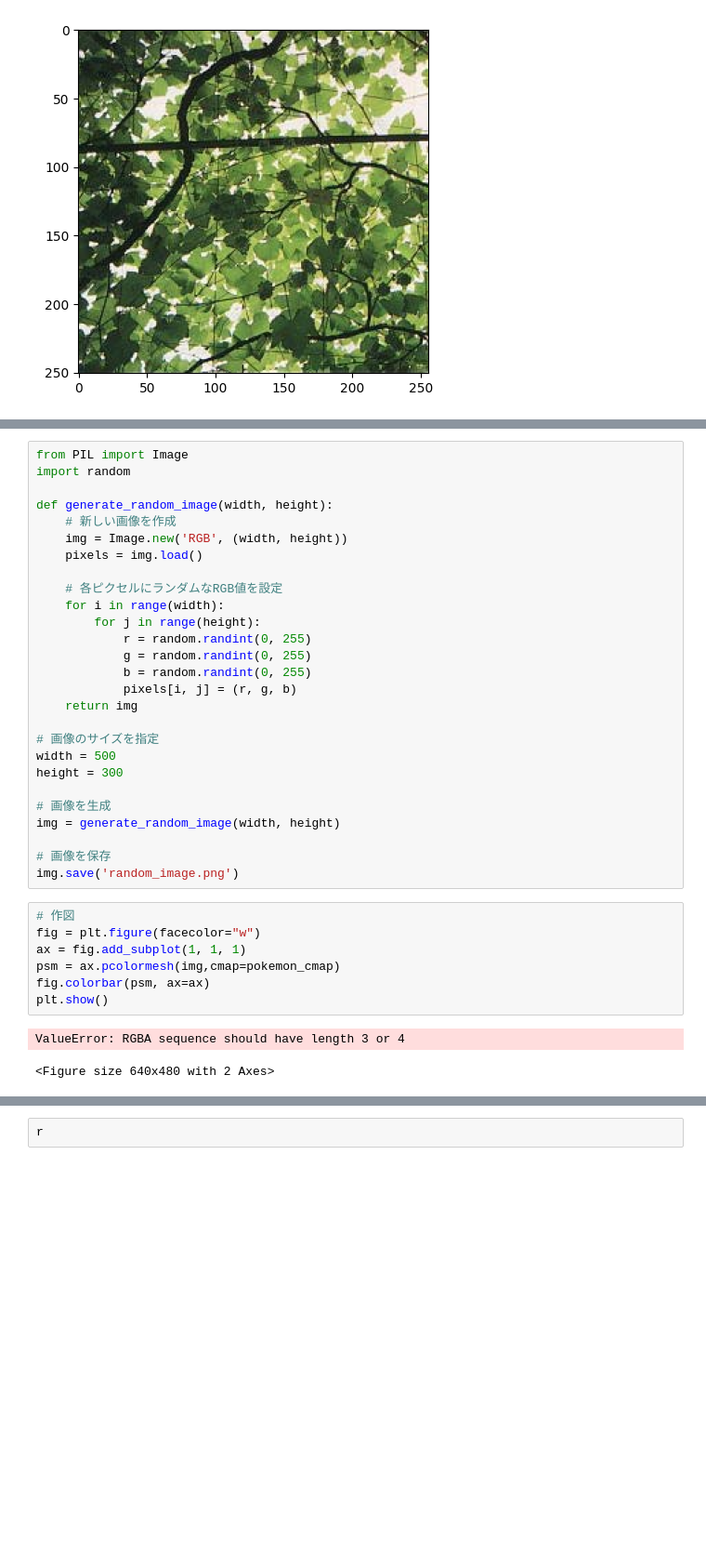
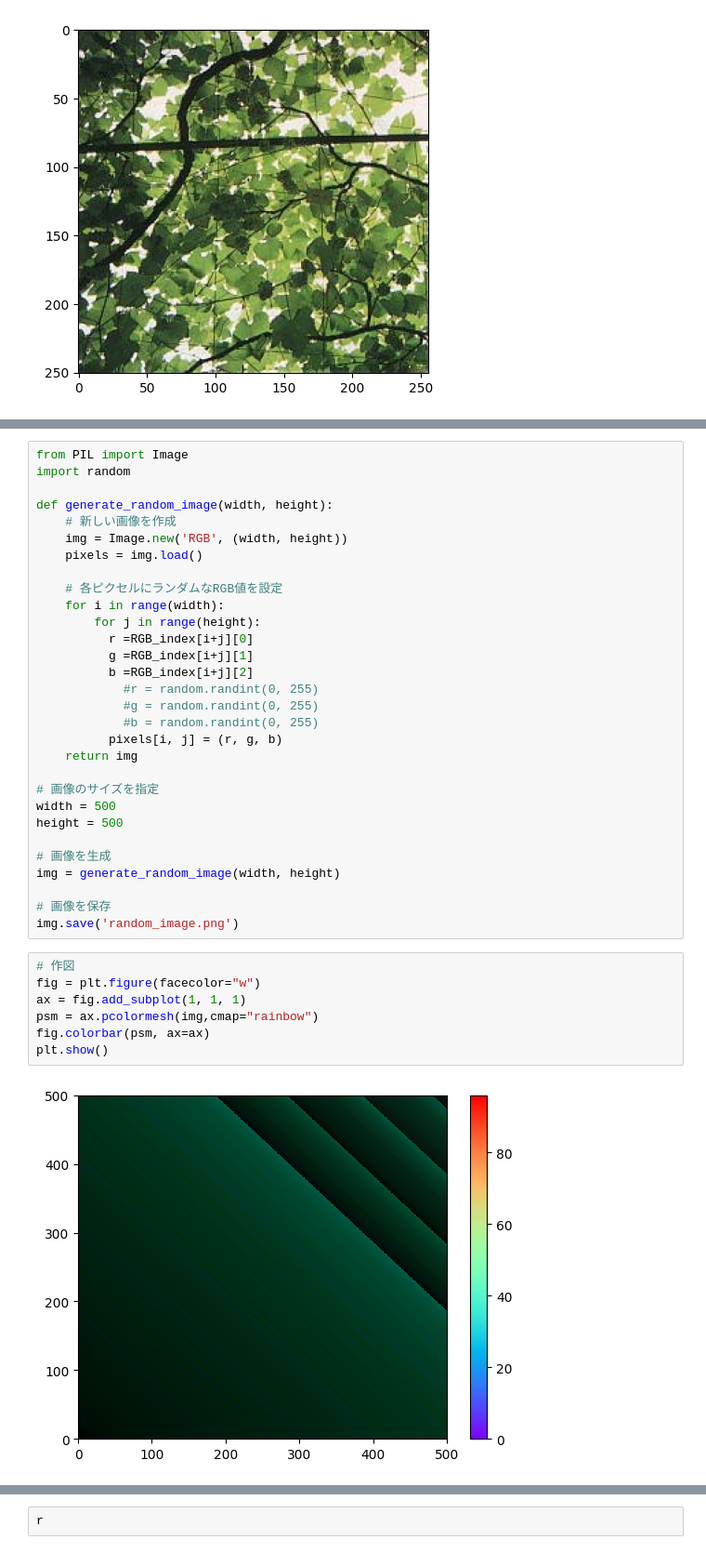
Before and after one commit to 1900690/grape-sky-segmentation, a Jupyter notebook: grape-sky-segmentation.ipynb, the cells around one changed output, grey strips where cells are left out. Shown at 93% size. Saved outputs shown, nothing was run; the diff lists cells and outputs as text; blank space fills up the shorter version.

```diff
--- a/grape-sky-segmentation.ipynb
+++ b/grape-sky-segmentation.ipynb
@@ -84,15 +87,18 @@ def generate_random_image(width, height):
     # 各ピクセルにランダムなRGB値を設定
     for i in range(width):
         for j in range(height):
-            r = random.randint(0, 255)
-            g = random.randint(0, 255)
-            b = random.randint(0, 255)
-            pixels[i, j] = (r, g, b)
+          r =RGB_index[i+j][0]
+          g =RGB_index[i+j][1]
+          b =RGB_index[i+j][2]
+            #r = random.randint(0, 255)
+            #g = random.randint(0, 255)
+            #b = random.randint(0, 255)
+          pixels[i, j] = (r, g, b)
     return img
 
 # 画像のサイズを指定
 width = 500
-height = 300
+height = 500
 
 # 画像を生成
 img = generate_random_image(width, height)
@@ -102,13 +108,12 @@ img.save('random_image.png')
 # %%
 # 作図
 fig = plt.figure(facecolor="w")
 ax = fig.add_subplot(1, 1, 1)
-psm = ax.pcolormesh(img,cmap=pokemon_cmap)
+psm = ax.pcolormesh(img,cmap="rainbow")
 fig.colorbar(psm, ax=ax)
 plt.show()
 # %% [output]
-ValueError: RGBA sequence should have length 3 or 4
-<Figure size 640x480 with 2 Axes>
+[figure, added]
 # %%
 #@title RGBに分けた画像を表示
 import numpy as np
```
Also changed, not shown: parts of 5 cells of this notebook.
